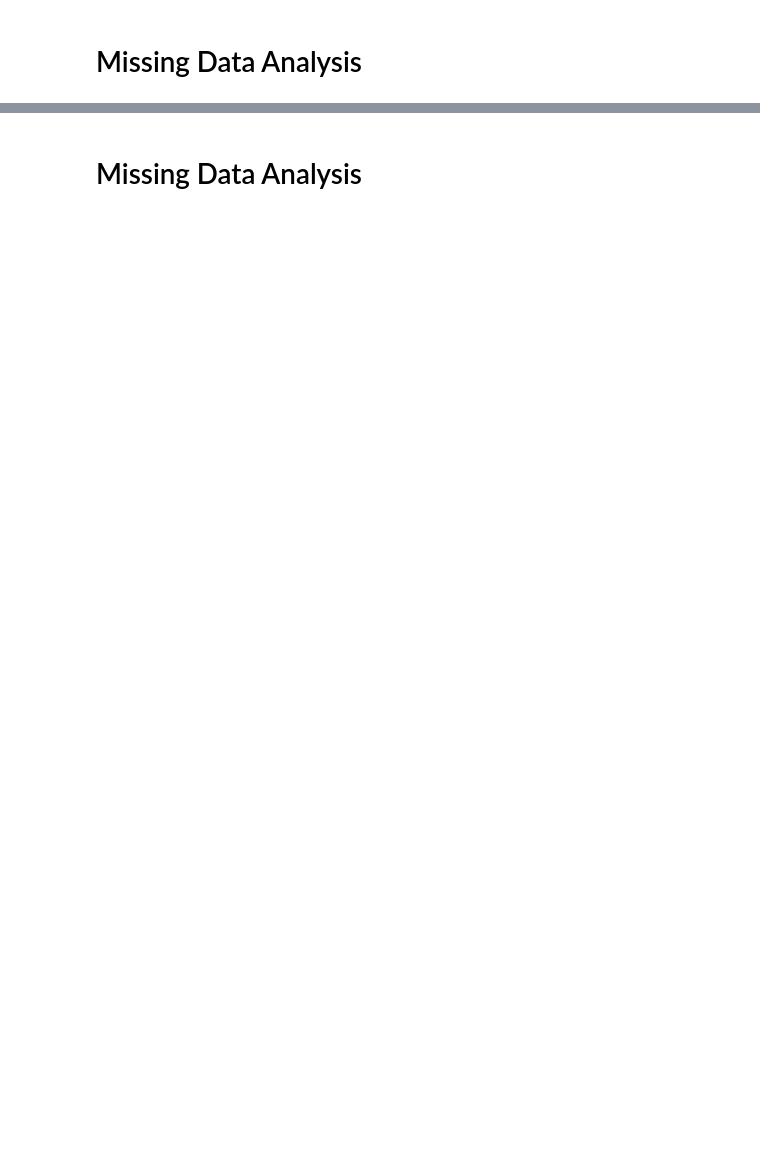
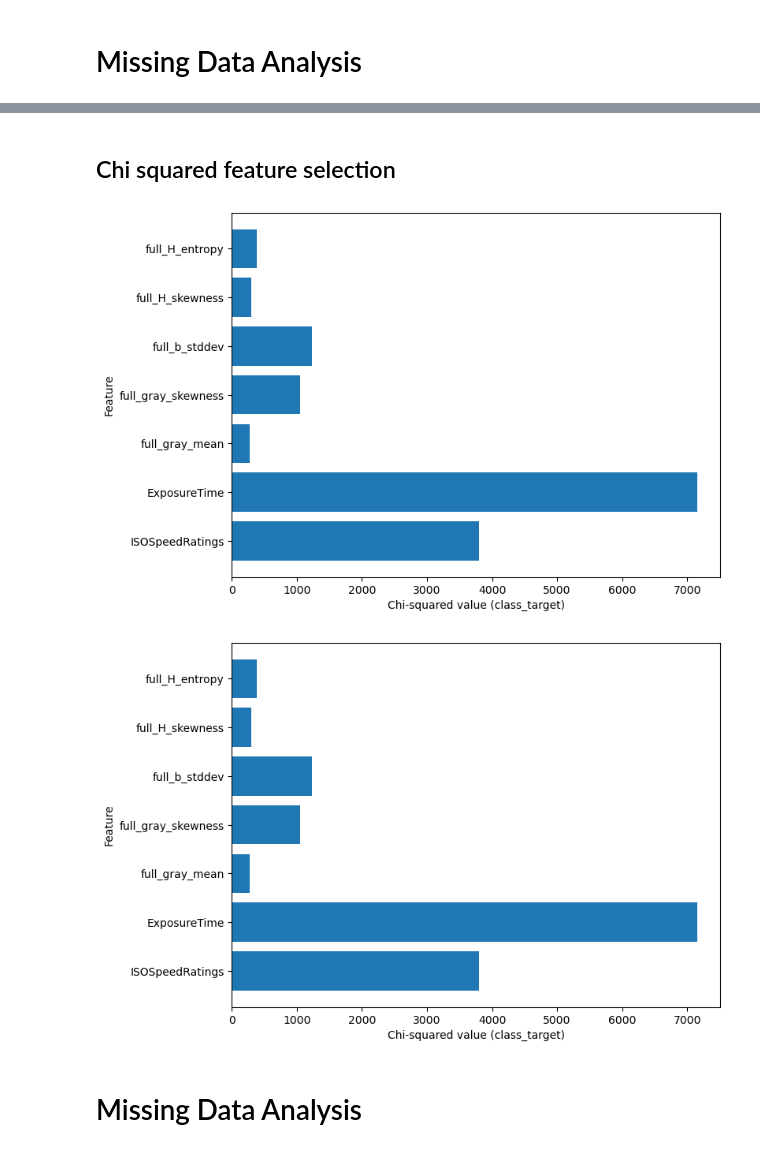
Before and after one commit to Frollamma/progetto-piccialli, a Jupyter notebook: main.ipynb, the cells around one changed output, grey strips where cells are left out. Cells and saved outputs as stored; diff of their text form; code cells hidden in the pictures; blank space fills up the shorter version.

```diff
--- a/main.ipynb
+++ b/main.ipynb
@@ -216,3 +238,80 @@ print(df)
+# %% [markdown]
+## Chi squared feature selection
+# %%
+from sklearn.preprocessing import LabelEncoder
+from sklearn.feature_selection import chi2
+from sklearn.preprocessing import MinMaxScaler
+
+# Convert categorical target to numeric values
+le = LabelEncoder()
+y = le.fit_transform(df["class_target"])
+
+# Select categorical features for chi-squared test
+FEATURES_COLUMNS = [col for col in df_onehot_dropped.columns if col not in LABEL_COLUMNS]
+
+# Apply non-negative transformation to the input data
+scaler = MinMaxScaler()
+X = scaler.fit_transform(df_onehot_dropped[FEATURES_COLUMNS])
+
+# Chi-squared test
+chi2_values, p_values = chi2(X, y)
+
+# Create a plot for the chi-squared values
+plt.figure(figsize=(8, 6))
+plt.barh(FEATURES_COLUMNS, chi2_values)
+plt.xlabel('Chi-squared value (class_target)')
+plt.ylabel('Feature')
+le = LabelEncoder()
+y = le.fit_transform(df["class_target"])
+plt.show()
+
+# Drop columns with chi-squared value below a threshold
+threshold = 0.1
+to_drop = [col for col, chi2_val in zip(FEATURES_COLUMNS, chi2_values) if chi2_val < threshold]
+df_onehot_dropped_chi2 = df_onehot_dropped.drop(columns=to_drop)
+
+# Create a new plot for the Chi-squared values
+FEATURES_COLUMNS = [col for col in df_onehot_dropped_chi2.columns if col not in LABEL_COLUMNS]
+chi2_values, _ = chi2(X, y)
+plt.figure(figsize=(8, 6))
+plt.barh(FEATURES_COLUMNS, chi2_values)
+plt.xlabel('Chi-squared value (class_target)')
+plt.ylabel('Feature')
+plt.show()
+
+# TODO - CHECK: understand why since value_target is continuous, it is not possible to apply chi-squared test
+# # Do the same for value_target (numeric feature)
+# # Apply non-negative transformation to the input data
+# scaler = MinMaxScaler()
+# X = scaler.fit_transform(df_onehot_dropped_chi2[FEATURES_COLUMNS])
+# y = df["value_target"]
+
+# # Chi-squared test
+# chi2_values, p_values = chi2(X, y)
+
+# # Create a plot for the chi-squared values
+# plt.figure(figsize=(8, 6))
+# plt.barh(FEATURES_COLUMNS, chi2_values)
+# plt.xlabel('Chi-squared value (value_target)')
+# plt.ylabel('Feature')
+# plt.show()
+
+# # Drop columns with chi-squared value below a threshold
+# threshold = 0.1
+# to_drop = [col for col, chi2_val in zip(FEATURES_COLUMNS, chi2_values) if chi2_val < threshold]
+# df_onehot_dropped_chi2 = df_onehot_dropped_chi2.drop(columns=to_drop)
+
+# # Create a new plot for the Chi-squared values
+# FEATURES_COLUMNS = [col for col in df_onehot_dropped_chi2.columns if col not in LABEL_COLUMNS]
+# chi2_values, _ = chi2(X, y)
+# plt.figure(figsize=(8, 6))
+# plt.barh(FEATURES_COLUMNS, chi2_values)
+# plt.xlabel('Chi-squared value (value_target)')
+# plt.ylabel('Feature')
+# plt.show()
+# %% [output]
+[figure, added]
+[figure, added]
 # %% [markdown]
 # Missing Data Analysis
 # %% [markdown]
```
Also changed, not shown: parts of 13 cells of this notebook, 2 other files.
